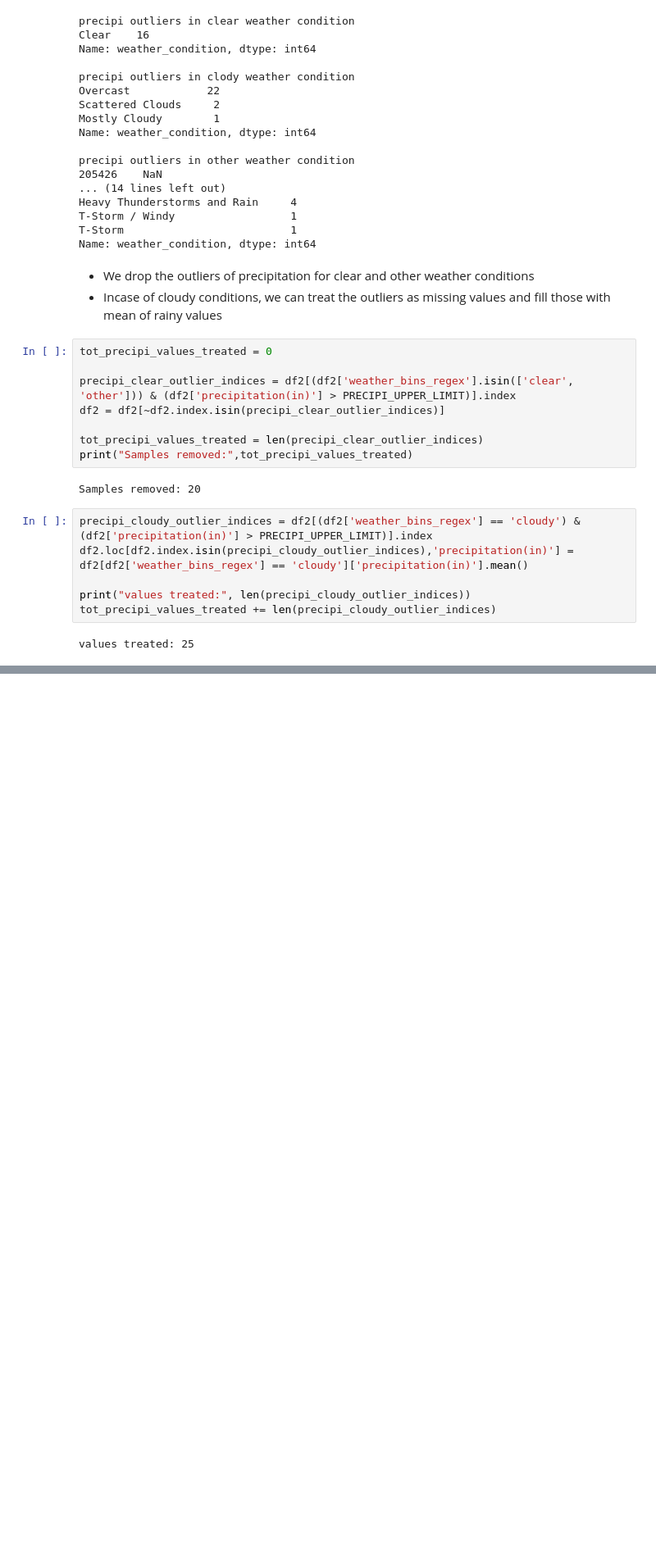
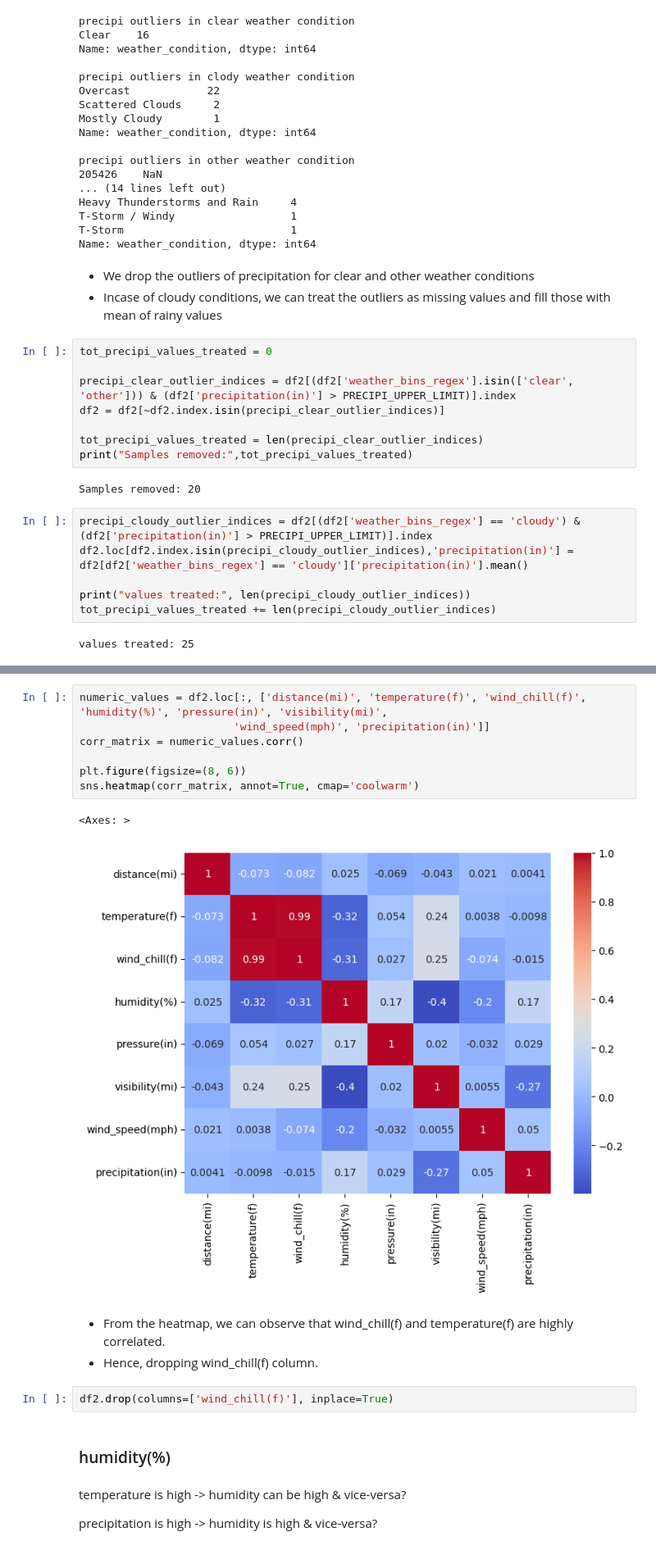
Before and after one commit to Govind-Asawa/US_Car_Accidents, a Jupyter notebook: ML_US_Car_accidents.ipynb, the cells around one changed output, grey strips where cells are left out. Shown at 82% size. Cells and saved outputs as stored; diff of their text form; blank space fills up the shorter version.

```diff
--- a/ML_US_Car_accidents.ipynb
+++ b/ML_US_Car_accidents.ipynb
@@ -616,0 +769,21 @@ plt.show()
+# %%
+numeric_values = df2.loc[:, ['distance(mi)', 'temperature(f)', 'wind_chill(f)', 'humidity(%)', 'pressure(in)', 'visibility(mi)',
+                        'wind_speed(mph)', 'precipitation(in)']]
+corr_matrix = numeric_values.corr()
+
+plt.figure(figsize=(8, 6))
+sns.heatmap(corr_matrix, annot=True, cmap='coolwarm')
+# %% [output]
+<Axes: >
+[figure, added]
+# %% [markdown]
+*   From the heatmap, we can observe that wind_chill(f) and temperature(f) are highly correlated.
+*   Hence, dropping wind_chill(f) column.
+# %%
+df2.drop(columns=['wind_chill(f)'], inplace=True)
+# %% [markdown]
+### humidity(%)
+# %% [markdown]
+temperature is high -> humidity can be high & vice-versa?
+
+precipitation is high -> humidity is high & vice-versa?
```
Also changed, not shown: parts of 36 cells of this notebook.
